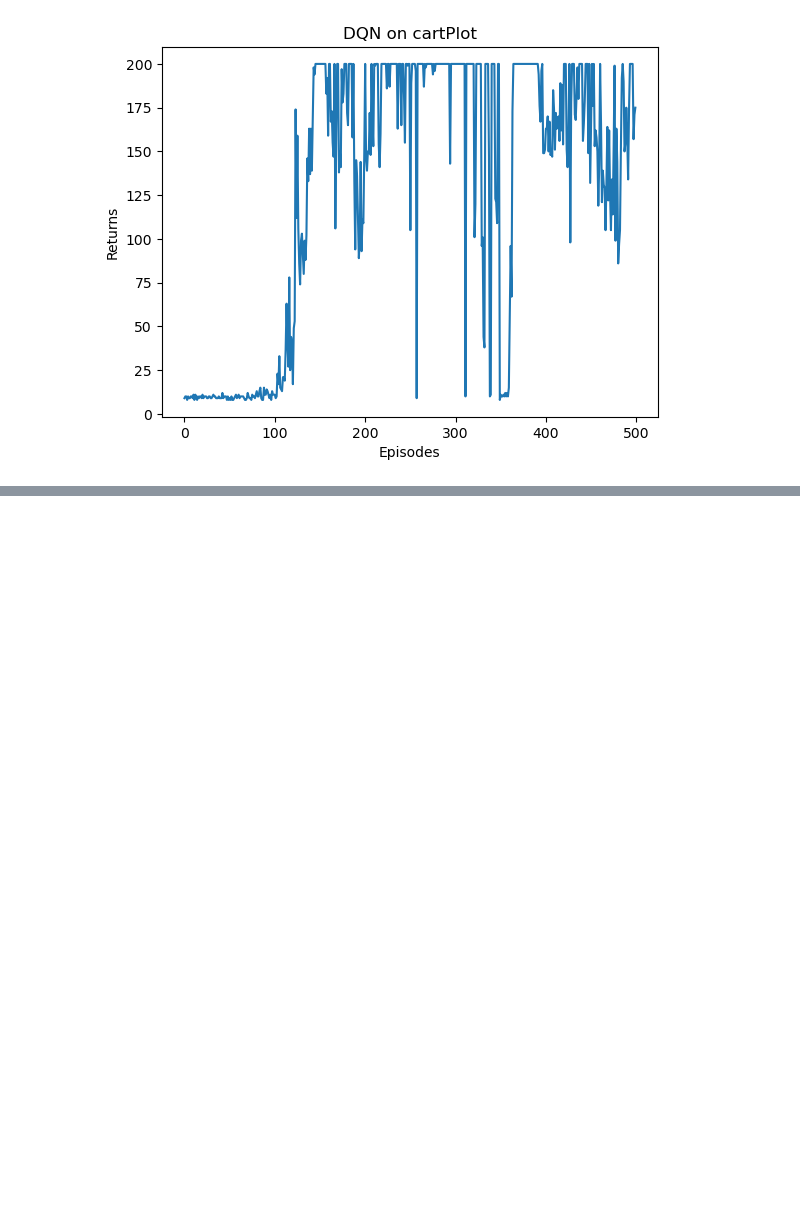
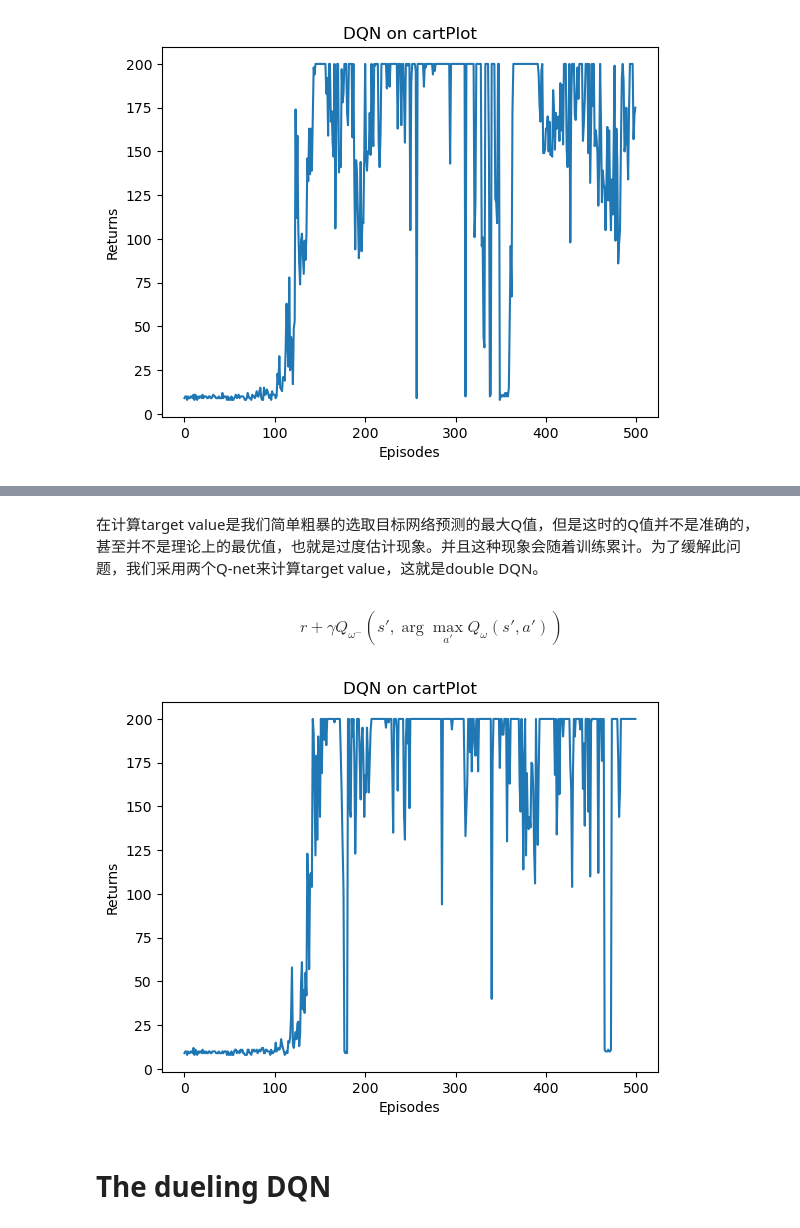
Before and after one commit to Patriot-li/hands-on-RL, a Jupyter notebook: hands-on RL_06.ipynb, the cells around one changed output, grey strips where cells are left out. Cells and saved outputs as stored; diff of their text form; code cells hidden in the pictures; blank space fills up the shorter version.

```diff
--- a/hands-on RL_06.ipynb
+++ b/hands-on RL_06.ipynb
@@ -148,0 +152,4 @@ plt.show()
+# %% [markdown]
+在计算target value是我们简单粗暴的选取目标网络预测的最大Q值，但是这时的Q值并不是准确的，甚至并不是理论上的最优值，也就是过度估计现象。并且这种现象会随着训练累计。为了缓解此问题，我们采用两个Q-net来计算target value，这就是double DQN。
+# %% [markdown]
+$$r+\gamma Q_{\omega^-}\left(s',\arg\max_{a'}Q_{\omega}\left(s',a'\right)\right)$$
@@ -148,0 +222,38 @@ plt.show()
+# %%
+def train_DQN(agent, env, num_epsilon, replay_buffer, minimal_size, batch_size):
+    return_list = []
+    for i_episode in range(int(num_episodes)):
+        episode_return = 0
+        state = env.reset()
+        done = False
+        while not done:
+            action = agent.take_action(state)
+            next_state, reward, done, _ = env.step(action)
+            replay_buffer.add(state, action, reward, next_state, done)
+            state = next_state
+            episode_return += reward
+            # 当buffer数据的数量超过一定值后,才进行Q网络训练
+            if replay_buffer.size() > minimal_size:
+                b_s, b_a, b_r, b_ns, b_d = replay_buffer.sample(batch_size)
+                transition_dict = {
+                    'states': b_s,
+                    'actions': b_a,
+                    'next_states': b_ns,
+                    'rewards': b_r,
+                    'dones': b_d
+                }
+                agent.update(transition_dict)
+        return_list.append(episode_return)
+    return return_list
+# %%
+return_list = train_DQN(agent, env, epsilon, replay_buffer, minimal_size, batch_size)
+episodes_list = list(range(len(return_list)))
+plt.plot(episodes_list, return_list)
+plt.xlabel('Episodes')
+plt.ylabel('Returns')
+plt.title('DQN on {}'.format('cartPlot'))
+plt.show()
+# %% [output]
+[figure, added]
+# %% [markdown]
+# The dueling DQN
```
Also changed, not shown: parts of 9 cells of this notebook.
